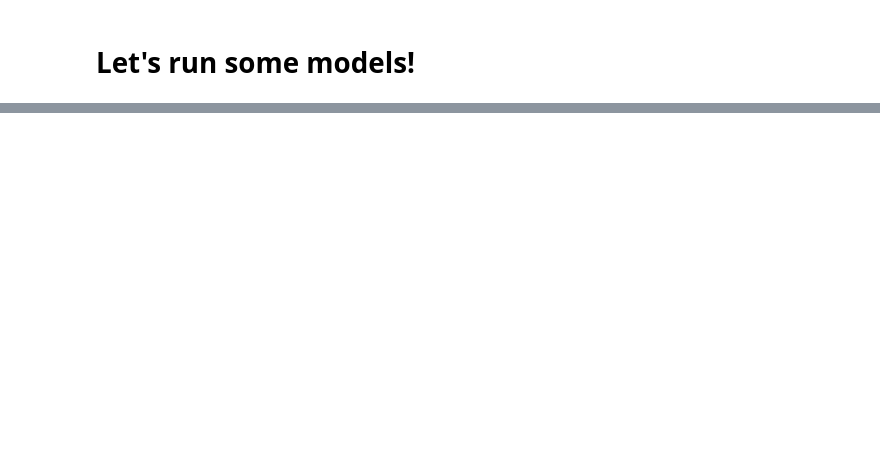
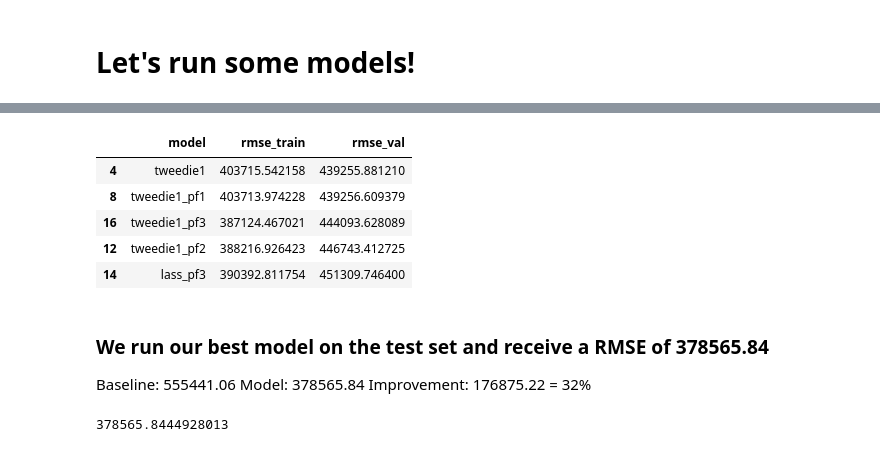
Before and after one commit to richie-p-meyer/zillow, a Jupyter notebook: scratch.ipynb, the cells around one changed output, grey strips where cells are left out. Cells and saved outputs as stored; diff of their text form; code cells hidden in the pictures; blank space fills up the shorter version.

```diff
--- a/scratch.ipynb
+++ b/scratch.ipynb
@@ -146,0 +243,16 @@ for m in models:
+# %%
+results.sort_values('rmse_val').head()
+# %% [output]
+|  | model | rmse_train | rmse_val |
+| 4 | tweedie1 | 403715.542158 | 439255.881210 |
+| 8 | tweedie1_pf1 | 403713.974228 | 439256.609379 |
+| 16 | tweedie1_pf3 | 387124.467021 | 444093.628089 |
+| 12 | tweedie1_pf2 | 388216.926423 | 446743.412725 |
+| 14 | lass_pf3 | 390392.811754 | 451309.746400 |
+# %% [markdown]
+### We run our best model on the test set and receive a RMSE of 378565.84
+Baseline: 555441.06   Model: 378565.84  Improvement: 176875.22 = 32%
+# %%
+model_test(TweedieRegressor(power=1),'tweedie1',X_test)
+# %% [output]
+378565.8444928013
```
Also changed, not shown: parts of 27 cells of this notebook, 2 other files.
